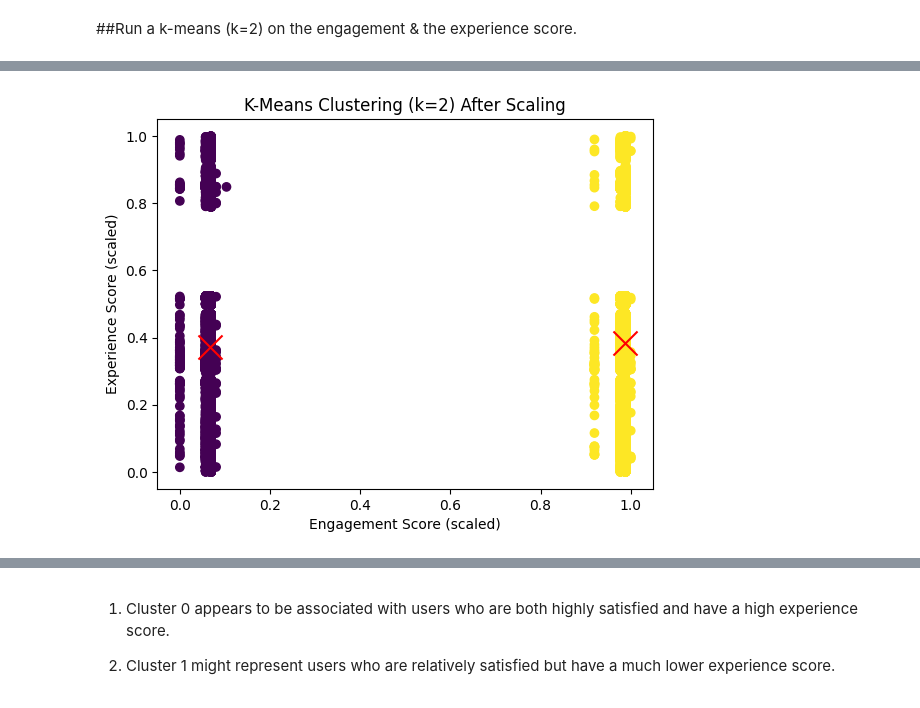
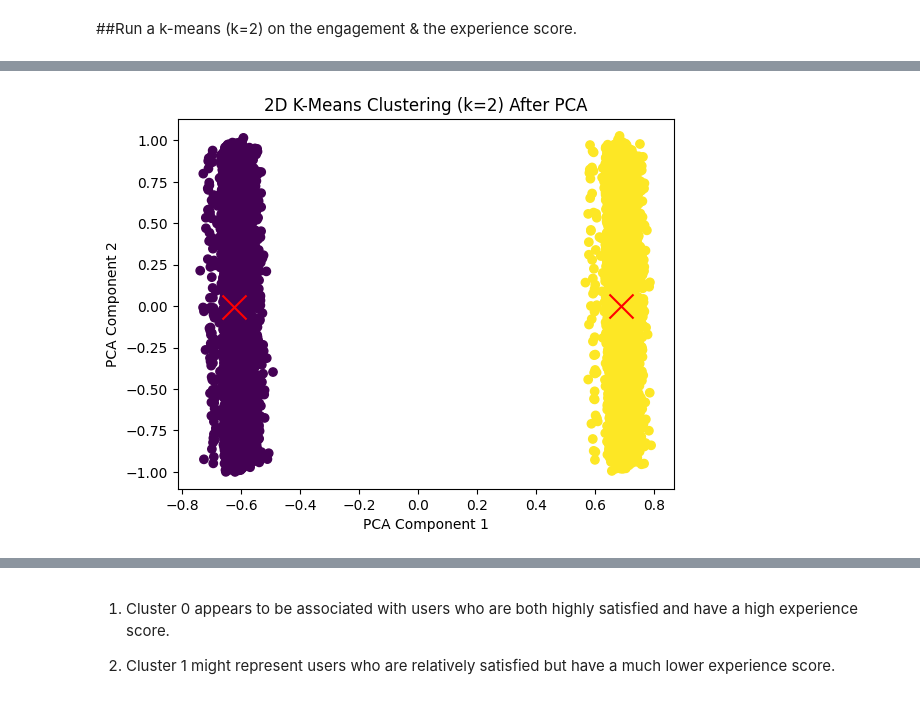
Before and after one commit to santoshdhalwalkar/Telecommunication, a Jupyter notebook: task_4.ipynb, the cells around one changed output, grey strips where cells are left out. Saved outputs shown, nothing was run; the diff lists cells and outputs as text; code cells hidden in the pictures.

```diff
--- a/task_4.ipynb
+++ b/task_4.ipynb
@@ -354,23 +355,27 @@ plt.show()
 # %%
 from sklearn.preprocessing import MinMaxScaler
 
 # Selecting the relevant columns
 scluster = engagement_scores[['engagement_score', 'Experience_Score']]
 
 # Scaling the features using MinMaxScaler
 scaler = MinMaxScaler()
 X_scaled = scaler.fit_transform(X)
 
-# Step 2: Run k-means with k=2 on the scaled data
-kmeans = KMeans(n_clusters=2, random_state=42)
-engagement_scores['Cluster'] = kmeans.fit_predict(X_scaled)
+# Step 2: Apply PCA (optional)
+pca = PCA(n_components=2)  # Since we have only two features, n_components=2
+X_pca = pca.fit_transform(X_scaled)
 
-# Step 3: Plot the clusters
-plt.scatter(X_scaled[:, 0], X_scaled[:, 1], c=engagement_scores['Cluster'], cmap='viridis', marker='o')
+# Step 3: Run k-means with k=2 on the PCA-transformed data
+kmeans = KMeans(n_clusters=2, random_state=0)
+engagement_scores['Cluster'] = kmeans.fit_predict(X_pca)
+
+# Step 4: Plot the clusters
+plt.scatter(X_pca[:, 0], X_pca[:, 1], c=engagement_scores['Cluster'], cmap='viridis', marker='o')
 plt.scatter(kmeans.cluster_centers_[:, 0], kmeans.cluster_centers_[:, 1], s=300, c='red', marker='x')  # cluster centers
-plt.xlabel('Engagement Score (scaled)')
-plt.ylabel('Experience Score (scaled)')
-plt.title('K-Means Clustering (k=2) After Scaling')
+plt.xlabel('PCA Component 1')
+plt.ylabel('PCA Component 2')
+plt.title('2D K-Means Clustering (k=2) After PCA')
 plt.show()
 # %% [output]
-[figure, old version]
+[figure, new version]
```
Also changed, not shown: parts of 10 cells of this notebook.
